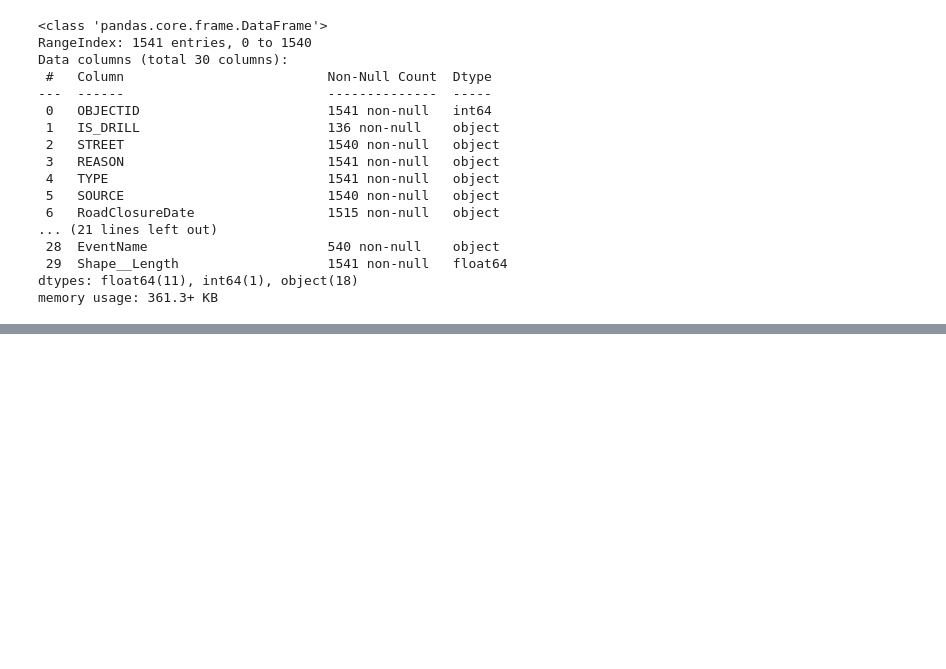
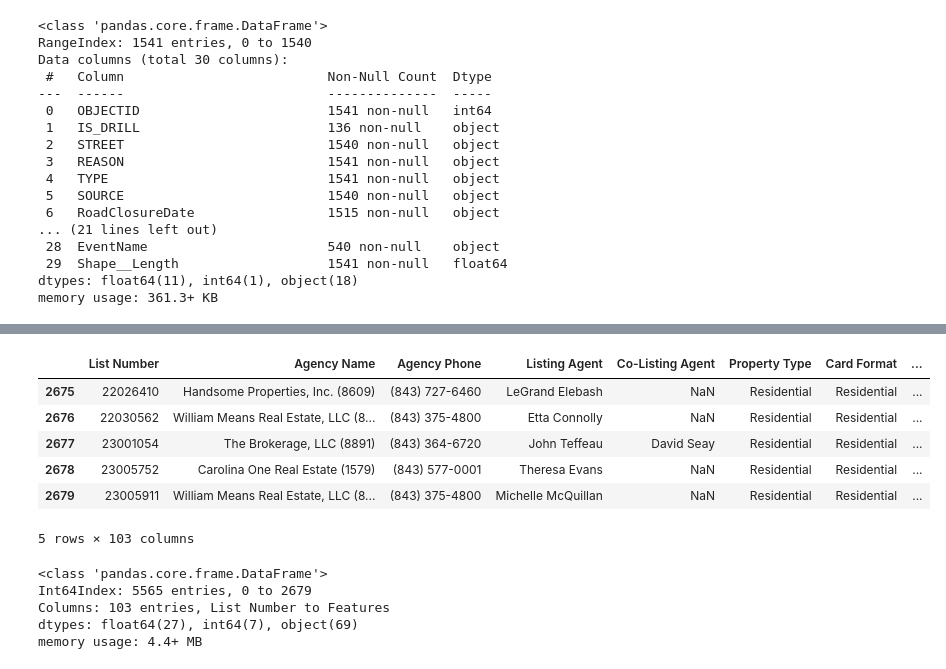
Before and after one commit to schreibergn/Data534Project-, a Jupyter notebook: DowntownFlood.ipynb, the cells around one changed output, grey strips where cells are left out. Drawn from its saved outputs; the diff is of its cells as text; code cells hidden in the pictures; blank space fills up the shorter version.

```diff
--- a/DowntownFlood.ipynb
+++ b/DowntownFlood.ipynb
@@ -60,0 +85,18 @@ df_real2.head()
+# %%
+df_real2.tail() #check to make sure they merged
+# %% [output]
+|  | List Number | Agency Name | Agency Phone | Listing Agent | Co-Listing Agent | Property Type | Card Format | ... |
+| 2675 | 22026410 | Handsome Properties, Inc. (8609) | (843) 727-6460 | LeGrand Elebash | NaN | Residential | Residential | ... |
+| 2676 | 22030562 | William Means Real Estate, LLC (8... | (843) 375-4800 | Etta Connolly | NaN | Residential | Residential | ... |
+| 2677 | 23001054 | The Brokerage, LLC (8891) | (843) 364-6720 | John Teffeau | David Seay | Residential | Residential | ... |
+| 2678 | 23005752 | Carolina One Real Estate (1579) | (843) 577-0001 | Theresa Evans | NaN | Residential | Residential | ... |
+| 2679 | 23005911 | William Means Real Estate, LLC (8... | (843) 375-4800 | Michelle McQuillan | NaN | Residential | Residential | ... |
+5 rows × 103 columns
+# %%
+df_real.info()
+# %% [output]
+<class 'pandas.core.frame.DataFrame'>
+Int64Index: 5565 entries, 0 to 2679
+Columns: 103 entries, List Number to Features
+dtypes: float64(27), int64(7), object(69)
+memory usage: 4.4+ MB
```
Also changed, not shown: parts of 12 cells of this notebook.
